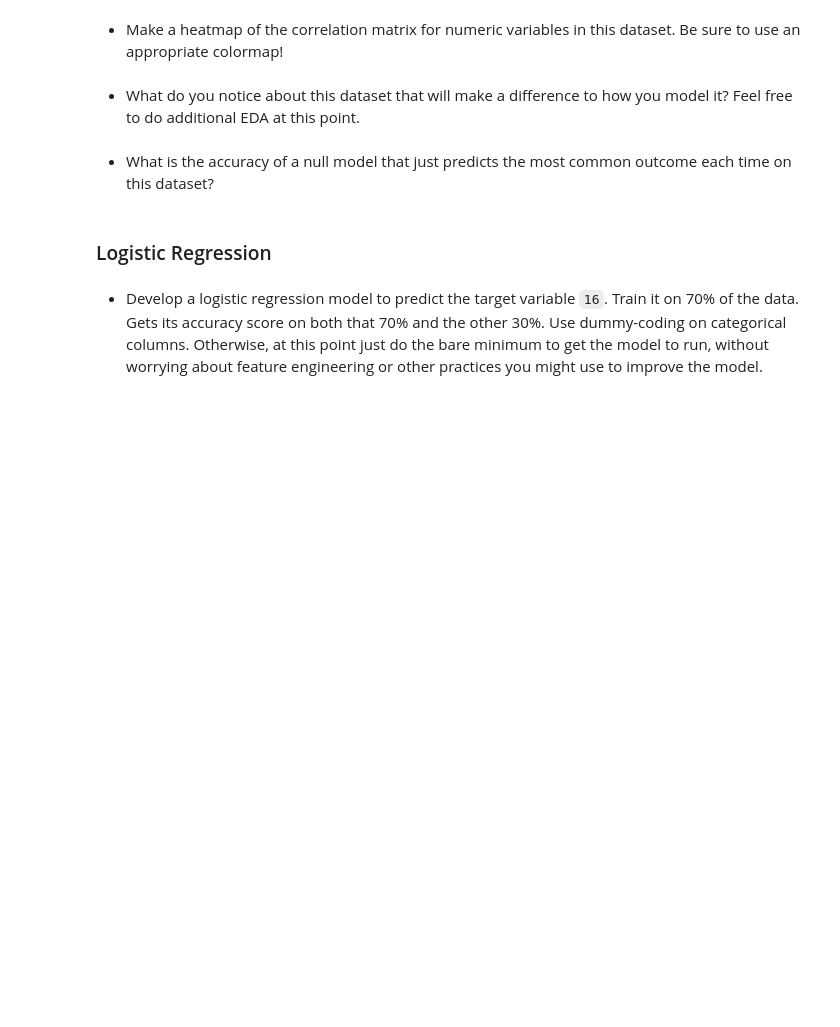
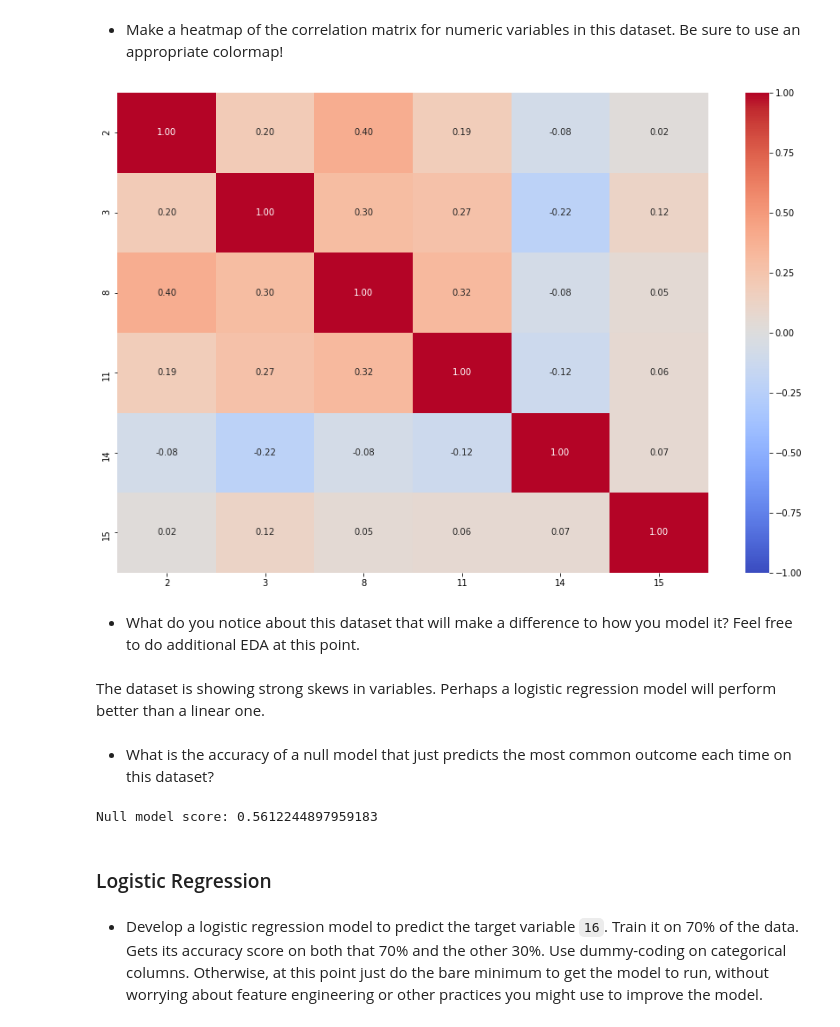
Before and after one commit to BaVPhan/datr-10-11-21-unit3_project, a Jupyter notebook: unit3_project.ipynb, the cells around one changed output. Saved outputs shown, nothing was run; the diff lists cells and outputs as text; code cells hidden in the pictures; blank space fills up the shorter version.

```diff
--- a/unit3_project.ipynb
+++ b/unit3_project.ipynb
@@ -102,6 +382,21 @@ credit = pd.read_csv("data/crx.data", names=range(1, 17))
 # %% [markdown]
 - Make a heatmap of the correlation matrix for numeric variables in this dataset. Be sure to use an appropriate colormap!
+# %%
+ax = plt.figure(figsize=(15,10))
+sns.heatmap(
+    credit.corr(),
+    cmap='coolwarm',
+    center=0,
+    vmin= -1,
+    vmax= 1,
+    annot= True,
+    fmt='.2f'
+);
+# %% [output]
+[figure, added]
 # %% [markdown]
 - What do you notice about this dataset that will make a difference to how you model it? Feel free to do additional EDA at this point.
+# %% [markdown]
+The dataset is showing strong skews in variables. Perhaps a logistic regression model will perform better than a linear one.
 # %% [markdown]
 - What is the accuracy of a null model that just predicts the most common outcome each time on this dataset?
@@ -108,3 +412,9 @@ credit = pd.read_csv("data/crx.data", names=range(1, 17))
+# %%
+null = DummyClassifier()
+null.fit(X_train, y_train)
+print('Null model score:', null.score(X_test, y_test))
+# %% [output]
+Null model score: 0.5612244897959183
 # %% [markdown]
 ### Logistic Regression
 # %% [markdown]
```
Also changed, not shown: parts of 47 cells of this notebook.
